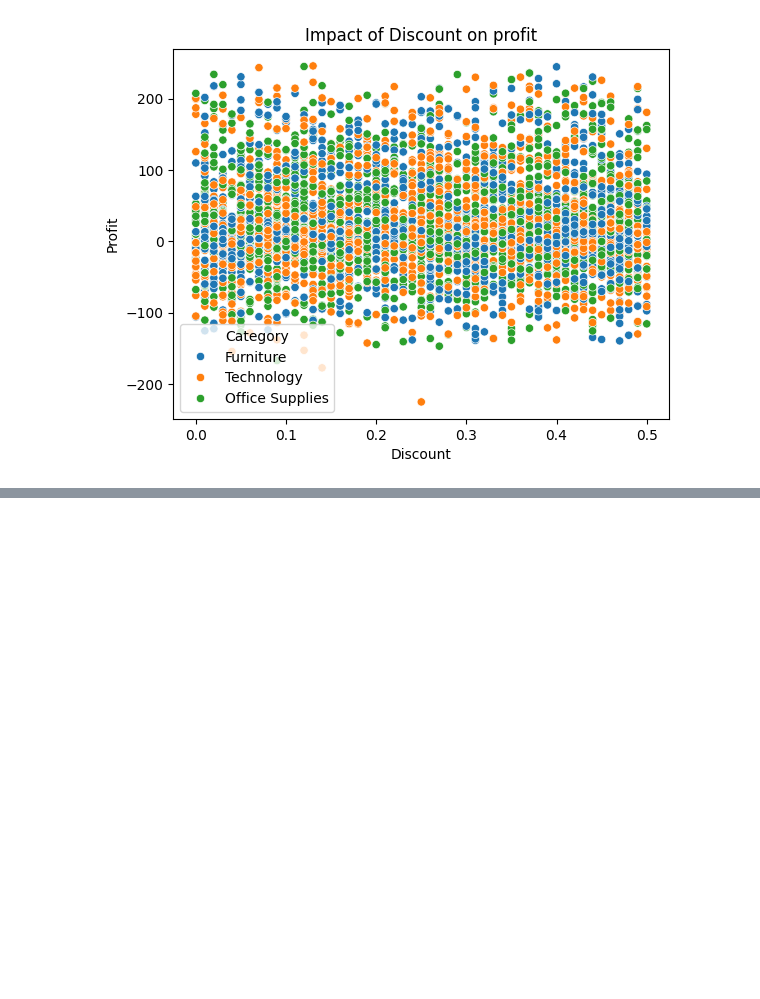
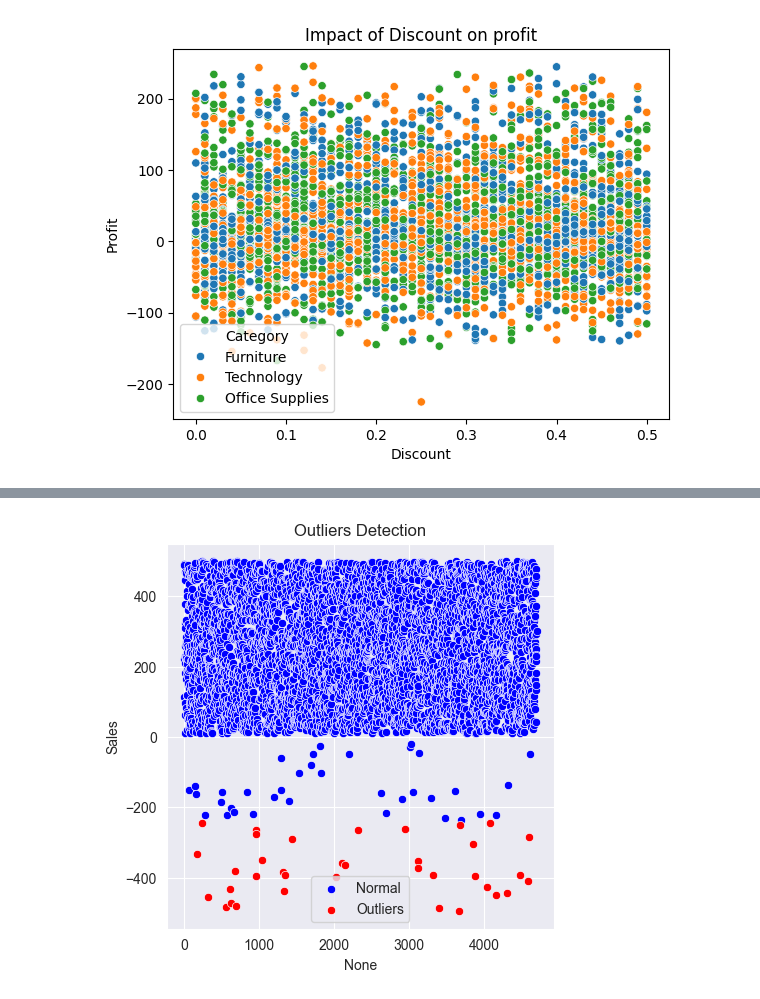
Before and after one commit to 26Vaidehi/INT375_Python, a Jupyter notebook: INT-375_Project.ipynb, the cells around one changed output, grey strips where cells are left out. Saved outputs shown, nothing was run; the diff lists cells and outputs as text; code cells hidden in the pictures; blank space fills up the shorter version.

```diff
--- a/INT-375_Project.ipynb
+++ b/INT-375_Project.ipynb
@@ -423,0 +443,11 @@ plt.show()
+# %%
+q1 = df['Sales'].quantile(0.25)
+q3 = df['Sales'].quantile(0.75)
+print('q1 = ',q1,'\nq3 = ', q3)
+IQR = q3 - q1
+print('\nIQR = ',IQR)
+lower_bound = q1 - 1.5 * IQR
+upper_bound = q3 + 1.5 * IQR
+print('Lower Bound = ',lower_bound,'\nUpper Bound = ', upper_bound)
+outliers = df[(df['Sales'] < lower_bound) | (df['Sales'] > upper_bound)]
+print('Outliers detected:\n', outliers[column])
@@ -423,0 +472,10 @@ plt.show()
+# %%
+#Scatter plot
+plt.figure(figsize = (5,5))
+sns.scatterplot(x = df.index, y = df['Sales'], color = 'blue',label = 'Normal')
+sns.scatterplot(x = outliers.index,y = outliers['Sales'], color = 'red',label = 'Outliers')
+plt.title('Outliers Detection')
+plt.legend()
+plt.show()
+# %% [output]
+[figure, added]
```
Also changed, not shown: parts of 9 cells of this notebook.
